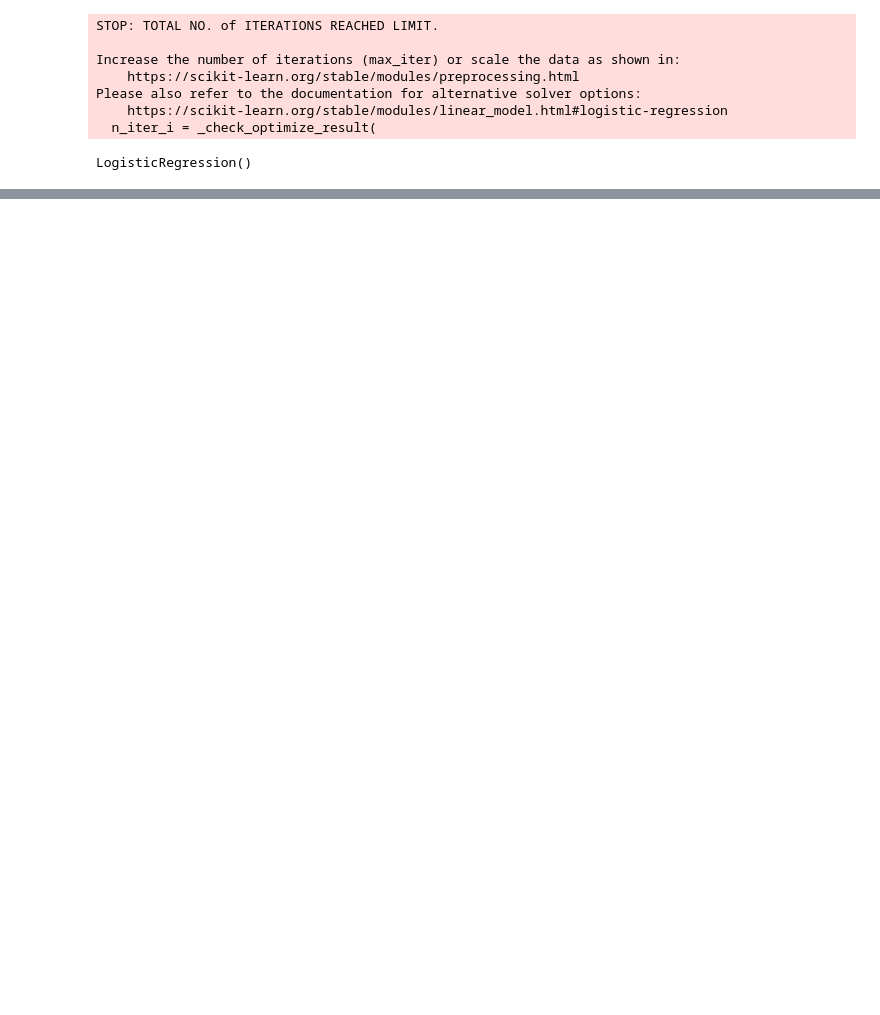
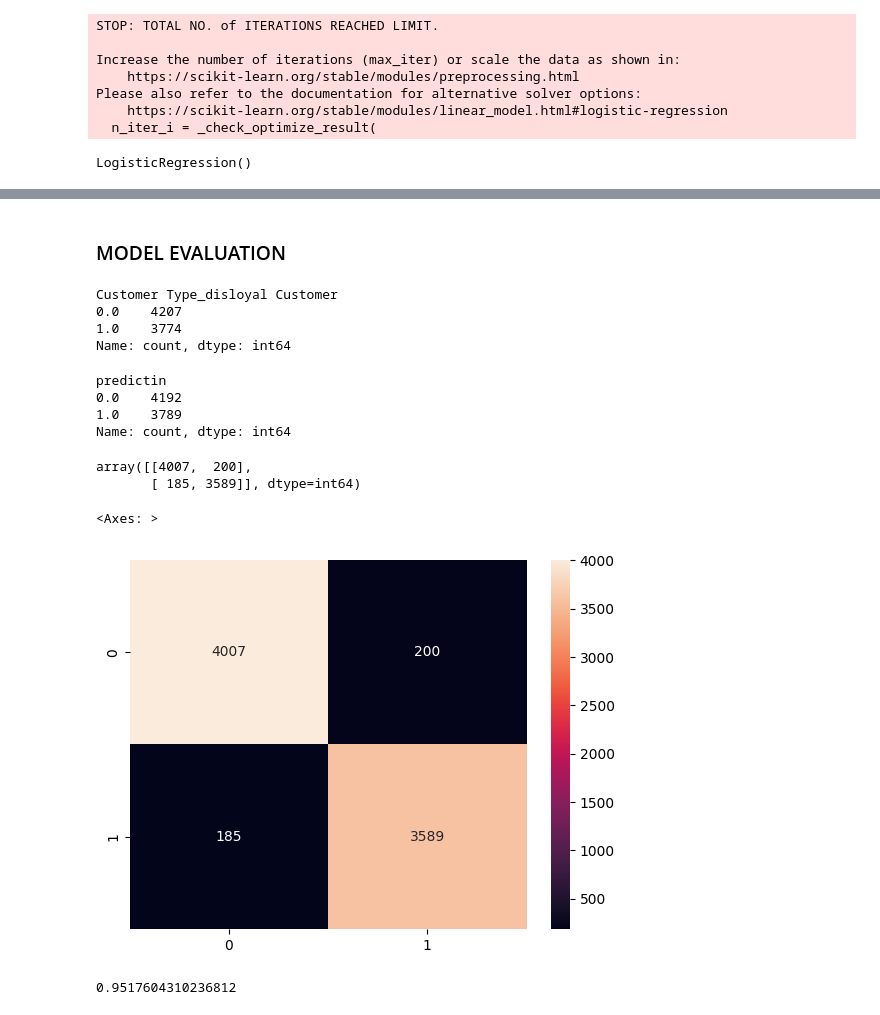
Before and after one commit to jaikrishann/Python_code, a Jupyter notebook: python_module/Classification.ipynb, the cells around one changed output, grey strips where cells are left out. Drawn from its saved outputs; the diff is of its cells as text; code cells hidden in the pictures; blank space fills up the shorter version.

Commit message:
model evaluation methods

```diff
--- a/python_module/Classification.ipynb
+++ b/python_module/Classification.ipynb
@@ -353,0 +379,4 @@ import sklearn.metrics import confusion
+# %%
+pred = lr.predict(x_test)
+# %%
+y_test['predictin'] = pred
@@ -353,0 +399,16 @@ import sklearn.metrics import confusion
+# %% [markdown]
+### MODEL EVALUATION
+# %%
+y_test['Customer Type_disloyal Customer'].value_counts()
+# %% [output]
+Customer Type_disloyal Customer
+0.0    4207
+1.0    3774
+Name: count, dtype: int64
+# %%
+y_test['predictin'].value_counts()
+# %% [output]
+predictin
+0.0    4192
+1.0    3789
+Name: count, dtype: int64
@@ -353,0 +417,6 @@ import sklearn.metrics import confusion
+# %%
+metrix = confusion_matrix(y_test['Customer Type_disloyal Customer'],y_test['predictin'])
+metrix
+# %% [output]
+array([[4007,  200],
+       [ 185, 3589]], dtype=int64)
@@ -353,0 +425,10 @@ import sklearn.metrics import confusion
+# %%
+sns.heatmap(metrix,annot=True,fmt='d')
+# %% [output]
+<Axes: >
+[figure, added]
+# %%
+acc = (4007+3589)/(4007+200+185+3589)
+acc
+# %% [output]
+0.9517604310236812
```
Also changed, not shown: parts of 24 cells of this notebook, 1 other file.
